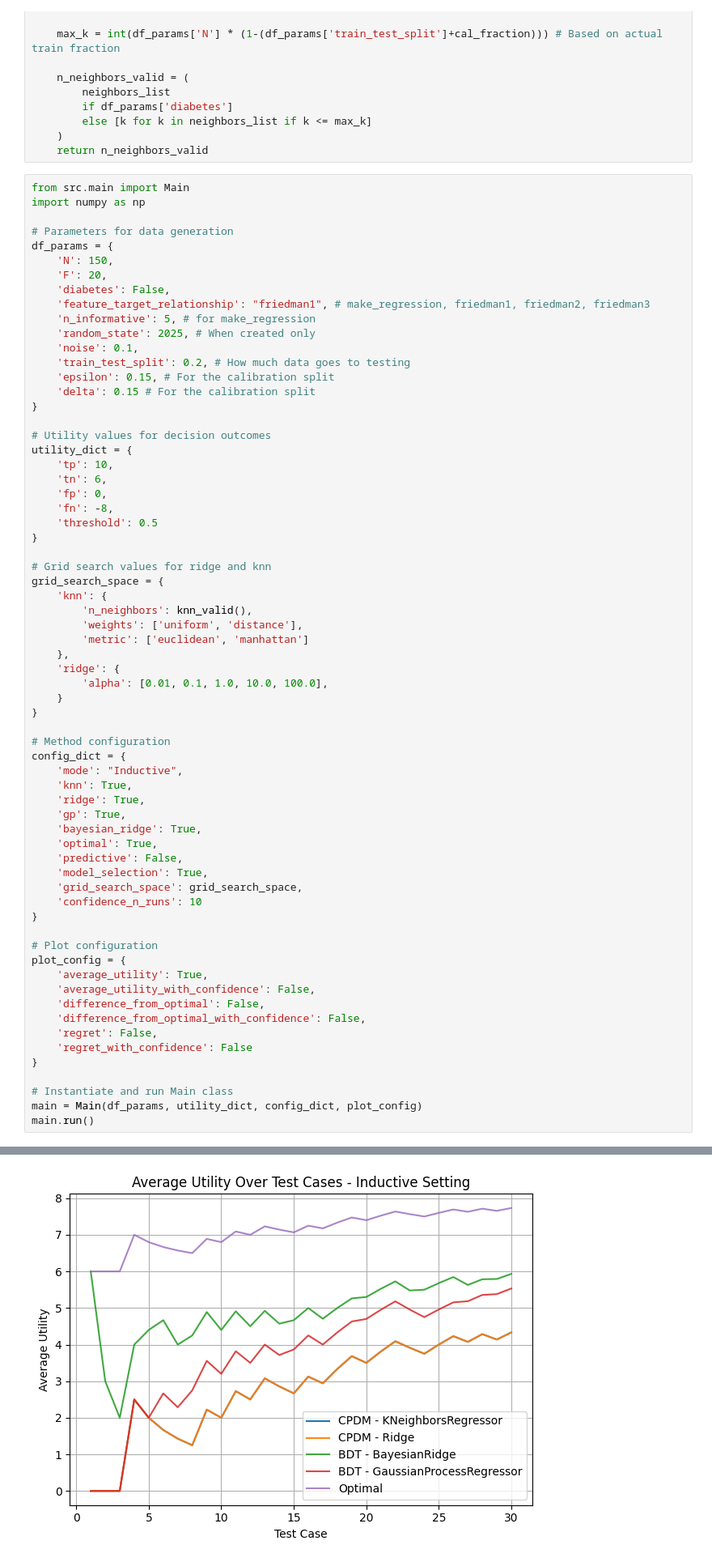
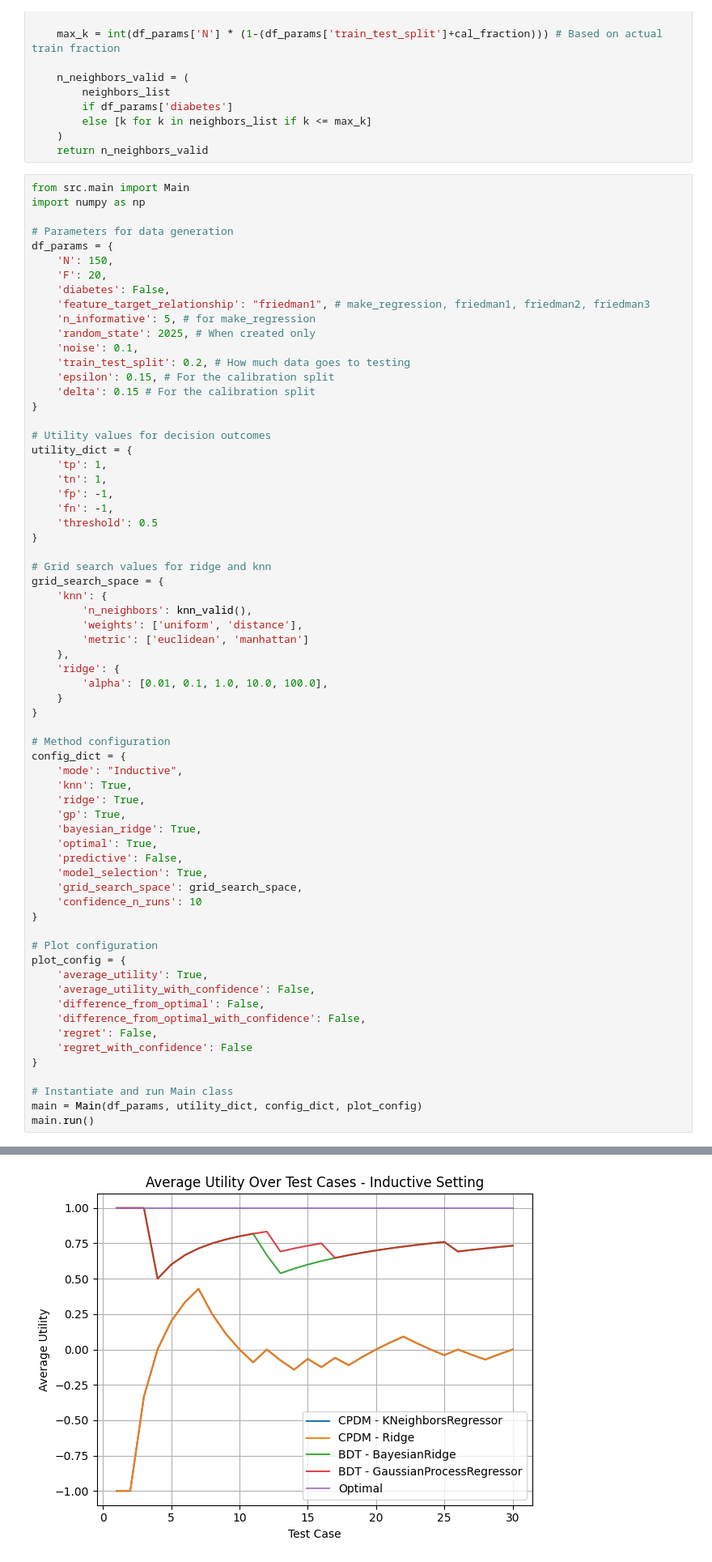
Before and after one commit to simonlanngren/Conformal-Predictive-Decision-Making, a Jupyter notebook: notebooks/Experiment_template.ipynb, the cells around one changed output, grey strips where cells are left out. Shown at 81% size. Saved outputs shown, nothing was run; the diff lists cells and outputs as text.

```diff
--- a/notebooks/Experiment_template.ipynb
+++ b/notebooks/Experiment_template.ipynb
@@ -48,10 +48,10 @@ df_params = {
 
 # Utility values for decision outcomes
 utility_dict = {
-    'tp': 10,
-    'tn': 6,
-    'fp': 0,
-    'fn': -8,
+    'tp': 1,
+    'tn': 1,
+    'fp': -1,
+    'fn': -1,
     'threshold': 0.5
 }
 
@@ -158 +150 @@ GaussianProcessRegressor: Test Score (MSE): 0.013
-[figure, old version]
+[figure, new version]
```
Also changed, not shown: parts of 1 cell of this notebook, 7 other files.
